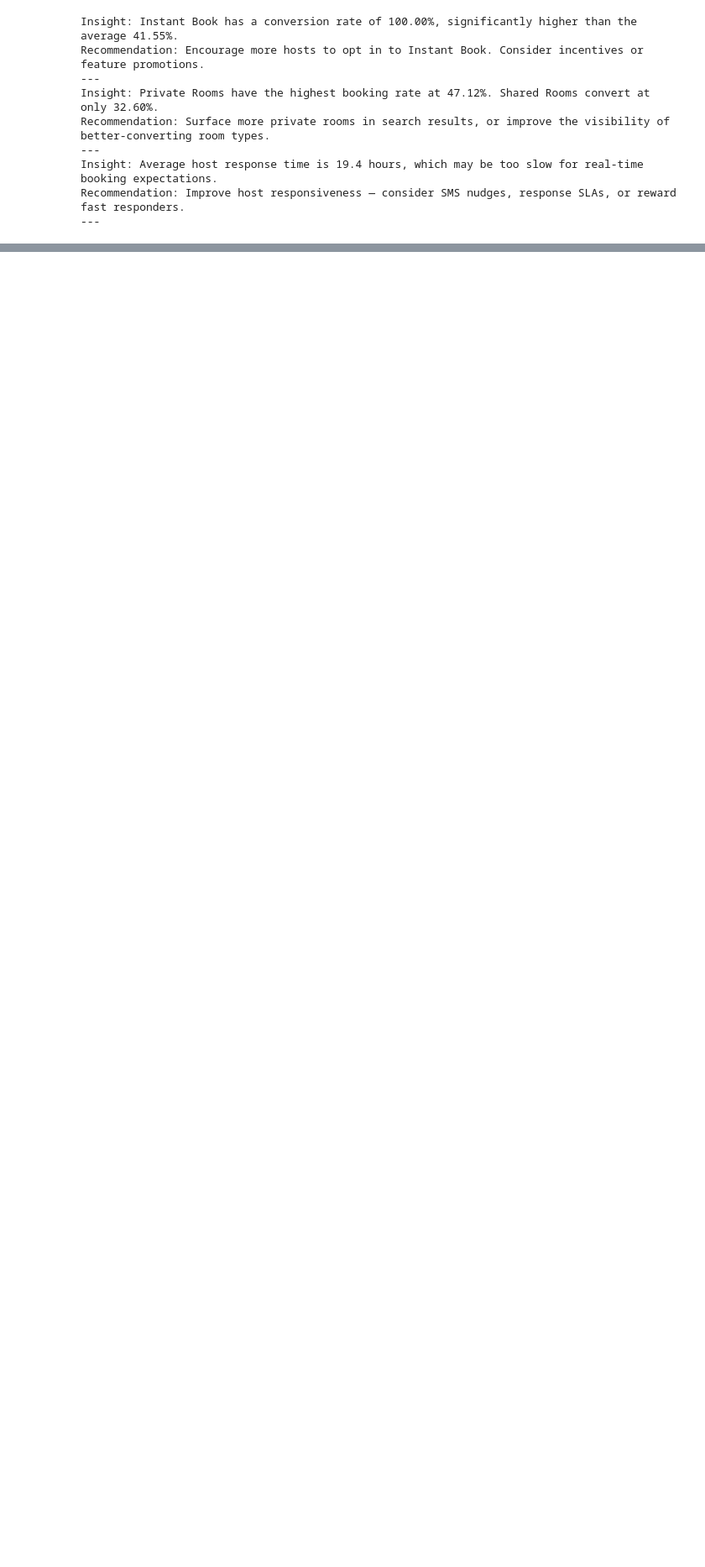
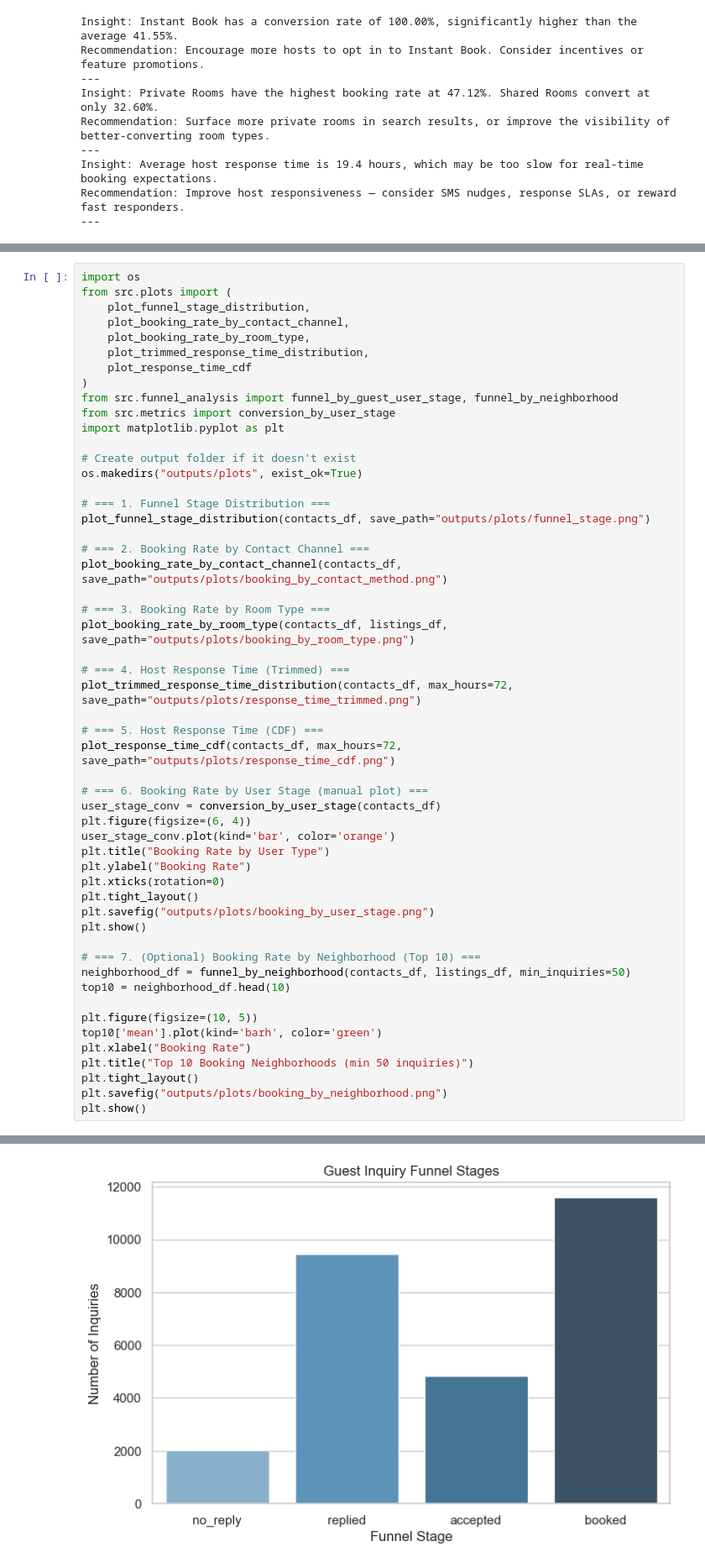
Before and after one commit to vaishnavi070899/airbnb-rio-booking-analysis-, a Jupyter notebook: 01_data_exploration.ipynb, the cells around one changed output, grey strips where cells are left out. Shown: that part at 84% size. Cells and saved outputs as stored; diff of their text form; blank space fills up the shorter version.

```diff
--- a/01_data_exploration.ipynb
+++ b/01_data_exploration.ipynb
@@ -180,0 +158,54 @@ Passing `palette` without assigning `hue` is deprecated and will be removed in v
+# %%
+import os
+from src.plots import (
+    plot_funnel_stage_distribution,
+    plot_booking_rate_by_contact_channel,
+    plot_booking_rate_by_room_type,
+    plot_trimmed_response_time_distribution,
+    plot_response_time_cdf
+)
+from src.funnel_analysis import funnel_by_guest_user_stage, funnel_by_neighborhood
+from src.metrics import conversion_by_user_stage
+import matplotlib.pyplot as plt
+
+# Create output folder if it doesn't exist
+os.makedirs("outputs/plots", exist_ok=True)
+
+# === 1. Funnel Stage Distribution ===
+plot_funnel_stage_distribution(contacts_df, save_path="outputs/plots/funnel_stage.png")
+
+# === 2. Booking Rate by Contact Channel ===
+plot_booking_rate_by_contact_channel(contacts_df, save_path="outputs/plots/booking_by_contact_method.png")
+
+# === 3. Booking Rate by Room Type ===
+plot_booking_rate_by_room_type(contacts_df, listings_df, save_path="outputs/plots/booking_by_room_type.png")
+
+# === 4. Host Response Time (Trimmed) ===
+plot_trimmed_response_time_distribution(contacts_df, max_hours=72, save_path="outputs/plots/response_time_trimmed.png")
+
+# === 5. Host Response Time (CDF) ===
+plot_response_time_cdf(contacts_df, max_hours=72, save_path="outputs/plots/response_time_cdf.png")
+
+# === 6. Booking Rate by User Stage (manual plot) ===
+user_stage_conv = conversion_by_user_stage(contacts_df)
+plt.figure(figsize=(6, 4))
+user_stage_conv.plot(kind='bar', color='orange')
+plt.title("Booking Rate by User Type")
+plt.ylabel("Booking Rate")
+plt.xticks(rotation=0)
+plt.tight_layout()
+plt.savefig("outputs/plots/booking_by_user_stage.png")
+plt.show()
+
+# === 7. (Optional) Booking Rate by Neighborhood (Top 10) ===
+neighborhood_df = funnel_by_neighborhood(contacts_df, listings_df, min_inquiries=50)
+top10 = neighborhood_df.head(10)
+
+plt.figure(figsize=(10, 5))
+top10['mean'].plot(kind='barh', color='green')
+plt.xlabel("Booking Rate")
+plt.title("Top 10 Booking Neighborhoods (min 50 inquiries)")
+plt.tight_layout()
+plt.savefig("outputs/plots/booking_by_neighborhood.png")
+plt.show()
+# %% [output]
@@ -180,0 +215 @@ Passing `palette` without assigning `hue` is deprecated and will be removed in v
+[figure, added]
```
Also changed, not shown: parts of 3 cells of this notebook, 9 other files.
